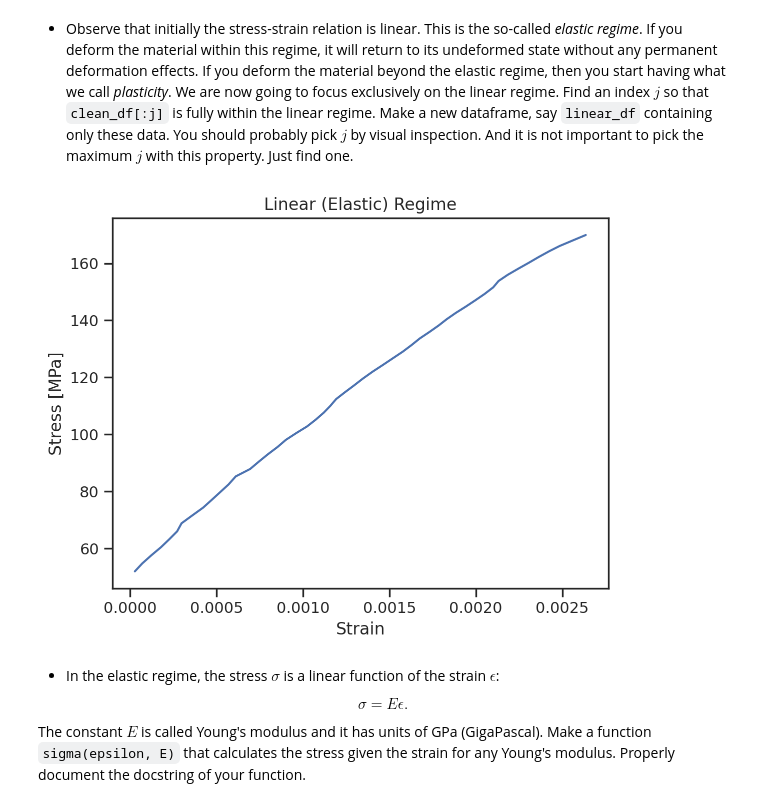
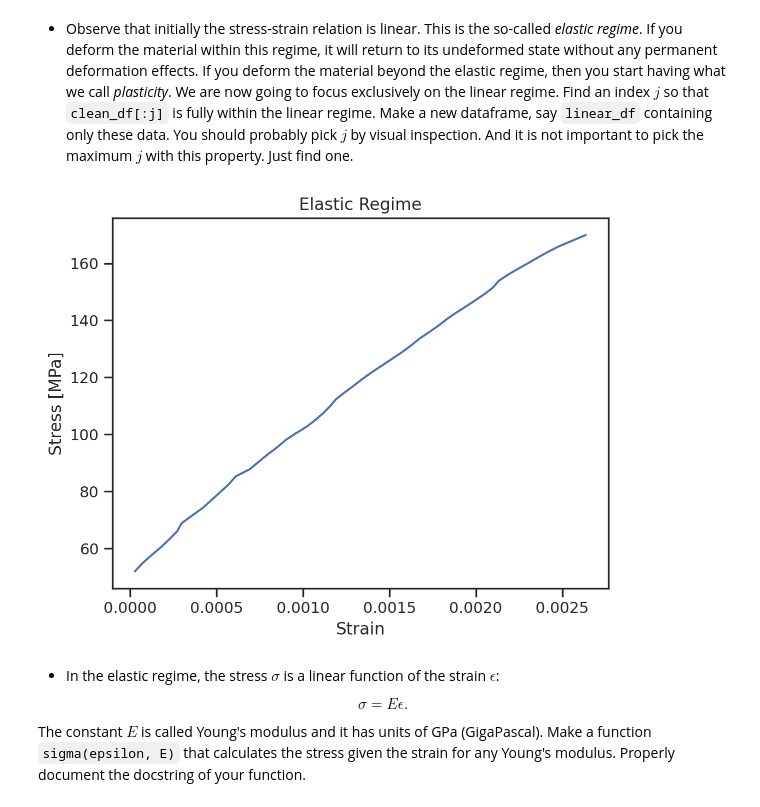
Before and after one commit to naray130/ME-239-HW, a Jupyter notebook: lecture05/homework_05.ipynb, the cells around one changed output. Cells and saved outputs as stored; diff of their text form; code cells hidden in the pictures.

```diff
--- a/lecture05/homework_05.ipynb
+++ b/lecture05/homework_05.ipynb
@@ -201,16 +201,16 @@ Just find one.
 # %%
 # your code here
 
 j=50
 linear_df = clean_df.iloc[:j].copy()
 
 plt.plot(linear_df['Strain'], linear_df['Stress_MPa'])
 plt.xlabel('Strain')
 plt.ylabel('Stress [MPa]')
-plt.title('Linear (Elastic) Regime')
+plt.title('Elastic Regime')
 plt.show()
 # %% [output]
-[figure, old version]
+[figure, new version]
 # %% [markdown]
 + In the elastic regime, the stress $\sigma$ is a linear function of the strain $\epsilon$:
 
```
Also changed, not shown: parts of 8 cells of this notebook.
